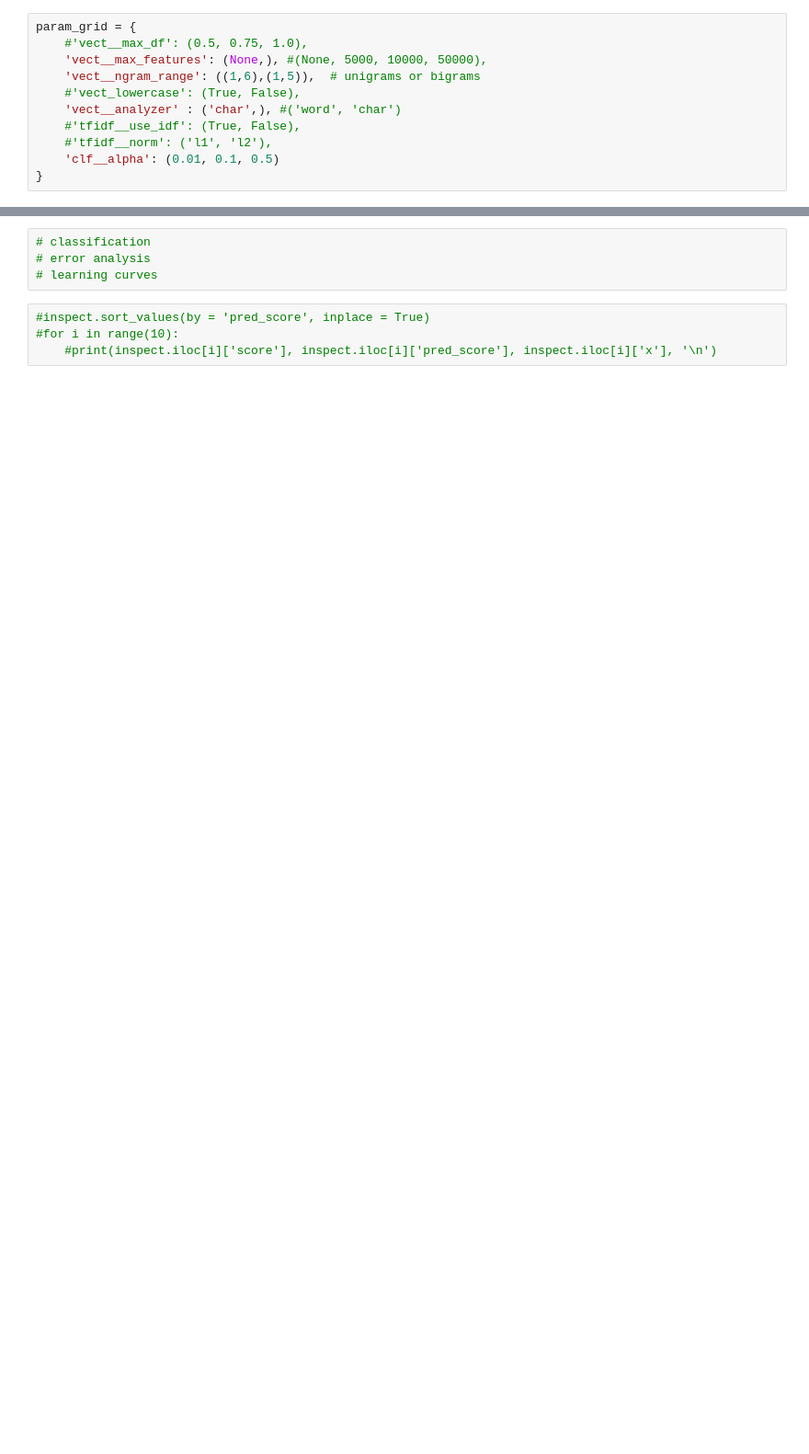
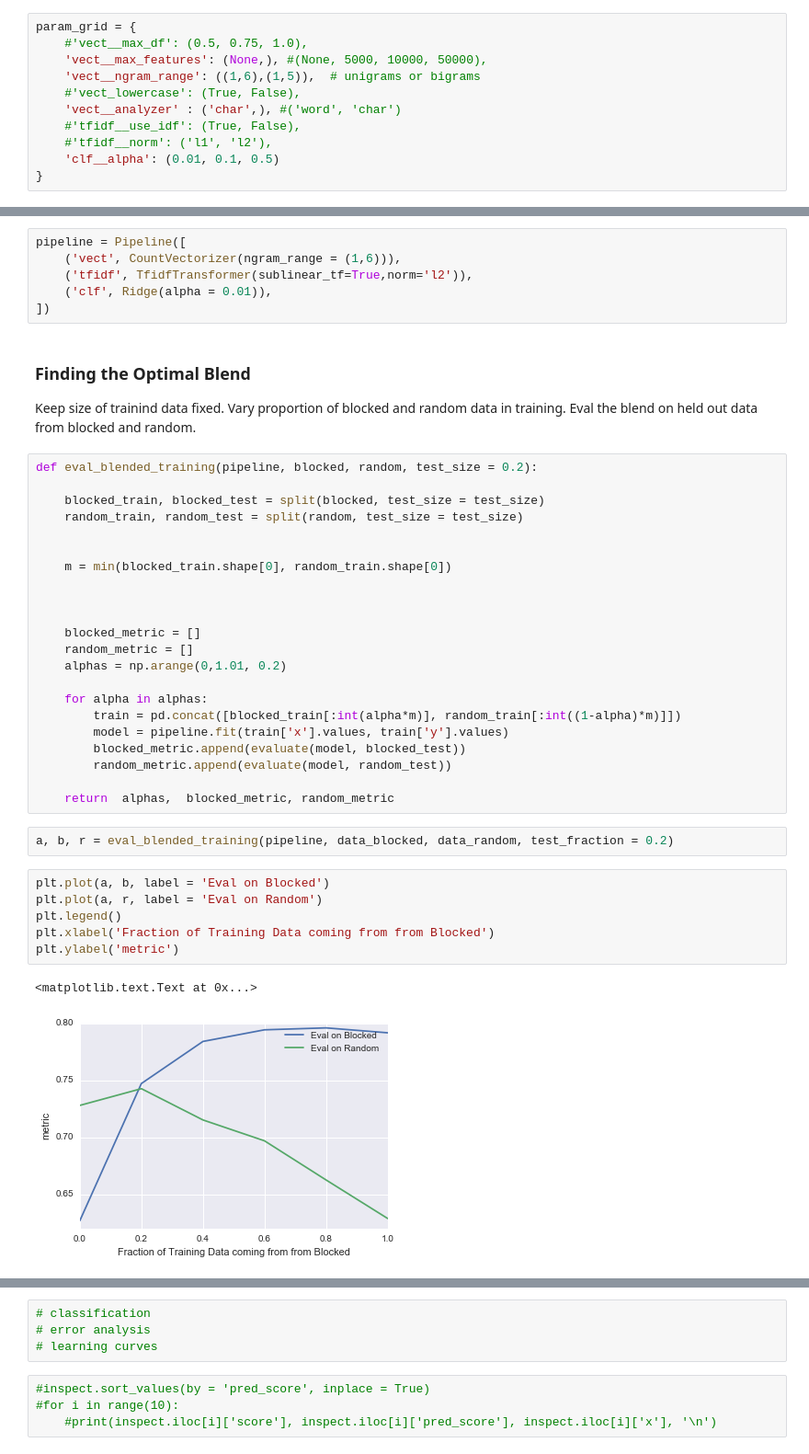
Before and after one commit to ewulczyn/wiki-detox, a Jupyter notebook: wikipedia/src/NGram Models.ipynb, the cells around one changed output, grey strips where cells are left out. Shown: that part at 92% size. Drawn from its saved outputs; the diff is of its cells as text; blank space fills up the shorter version.

```diff
--- a/wikipedia/src/NGram Models.ipynb
+++ b/wikipedia/src/NGram Models.ipynb
@@ -206,0 +189,43 @@ def regress(comments, labels, param_grid, reg_pipeline):
+# %%
+pipeline = Pipeline([
+    ('vect', CountVectorizer(ngram_range = (1,6))),
+    ('tfidf', TfidfTransformer(sublinear_tf=True,norm='l2')),
+    ('clf', Ridge(alpha = 0.01)),
+])
+# %% [markdown]
+### Finding the Optimal Blend
+
+Keep size of trainind data fixed. Vary proportion of blocked and random data in training. Eval the blend on held out data from blocked and random.
+# %%
+def eval_blended_training(pipeline, blocked, random, test_size = 0.2):
+
+    blocked_train, blocked_test = split(blocked, test_size = test_size)
+    random_train, random_test = split(random, test_size = test_size)
+
+
+    m = min(blocked_train.shape[0], random_train.shape[0])
+
+
+
+    blocked_metric = []
+    random_metric = []
+    alphas = np.arange(0,1.01, 0.2)
+
+    for alpha in alphas:
+        train = pd.concat([blocked_train[:int(alpha*m)], random_train[:int((1-alpha)*m)]])
+        model = pipeline.fit(train['x'].values, train['y'].values)
+        blocked_metric.append(evaluate(model, blocked_test))
+        random_metric.append(evaluate(model, random_test))
+
+    return  alphas,  blocked_metric, random_metric
+# %%
+a, b, r = eval_blended_training(pipeline, data_blocked, data_random, test_fraction = 0.2)
+# %%
+plt.plot(a, b, label = 'Eval on Blocked')
+plt.plot(a, r, label = 'Eval on Random')
+plt.legend()
+plt.xlabel('Fraction of Training Data coming from from Blocked')
+plt.ylabel('metric')
+# %% [output]
+<matplotlib.text.Text at 0x...>
+[figure, added]
```
Also changed, not shown: parts of 41 cells of this notebook, 1 other file.
